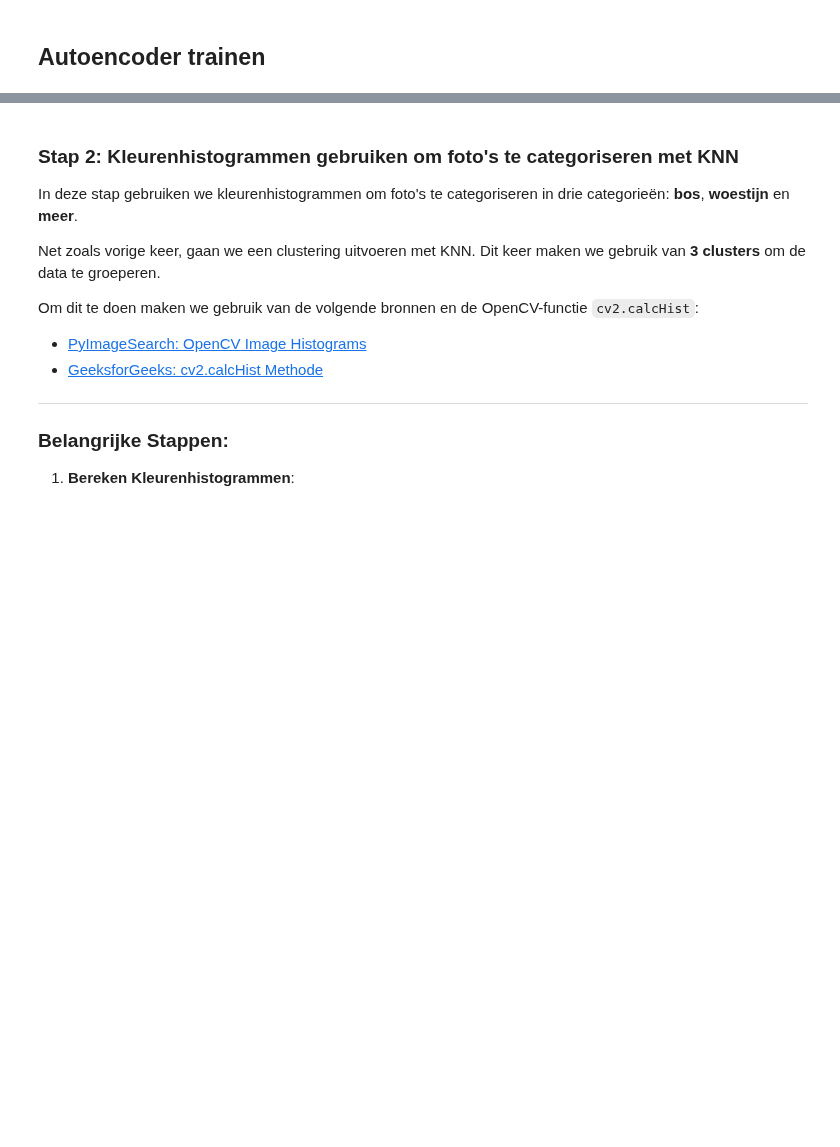
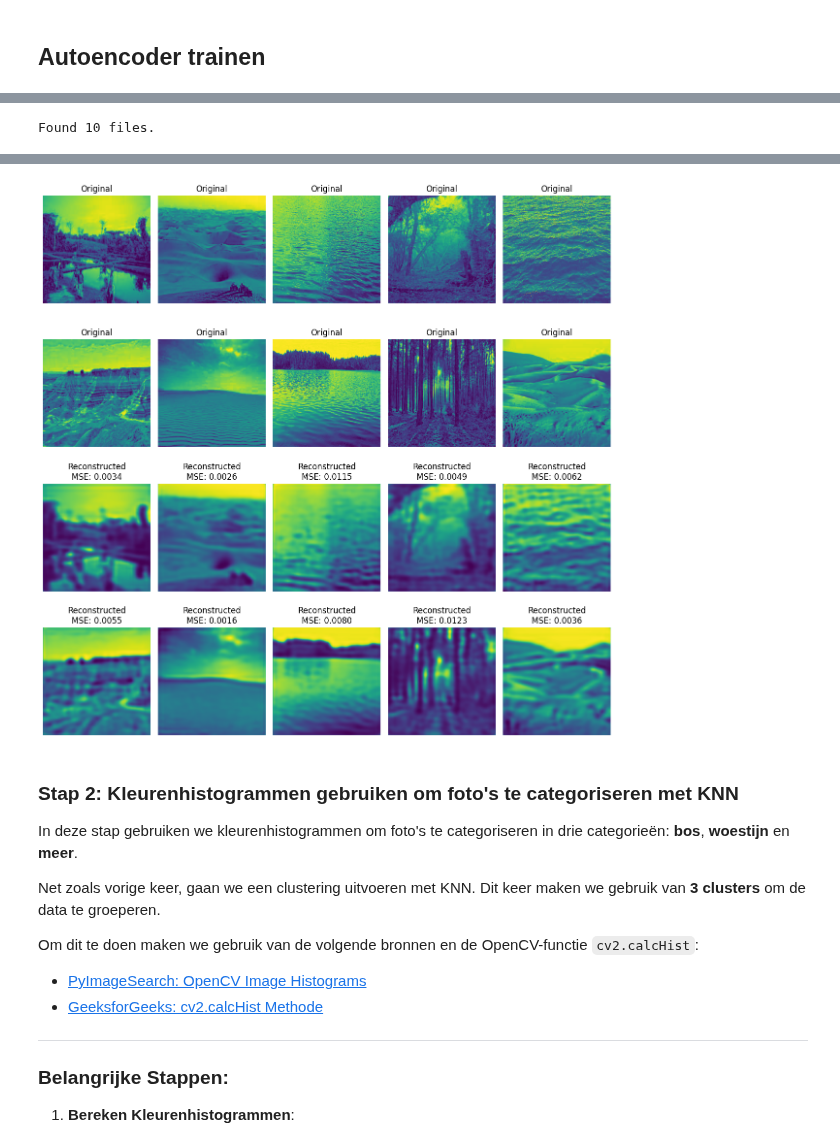
Before and after one commit to yanj27/Smart_Industry, a Jupyter notebook: Smart Industry/College 7/Werkcollege_7_RGB.ipynb, the cells around one changed output, grey strips where cells are left out. Drawn from its saved outputs; the diff is of its cells as text; code cells hidden in the pictures; blank space fills up the shorter version.

```diff
--- a/Smart Industry/College 7/Werkcollege_7_RGB.ipynb
+++ b/Smart Industry/College 7/Werkcollege_7_RGB.ipynb
@@ -92,0 +170,5 @@ plt.show()
+# %%
+from tensorflow.keras.callbacks import EarlyStopping
+
+early_stopping = EarlyStopping(monitor='loss', patience=5)
+history = autoencoder.fit(train_dataset, epochs=50, callbacks=[early_stopping])
@@ -92,0 +193,41 @@ plt.show()
+# %%
+test_dataset = tf.keras.preprocessing.image_dataset_from_directory(
+    "Mixed",
+    label_mode=None,
+    image_size=image_size,
+    batch_size=batch_size
+)
+
+test_dataset = test_dataset.map(extract_blue)
+test_dataset = test_dataset.map(lambda x: (x, x))
+test_dataset = test_dataset.prefetch(tf.data.AUTOTUNE)
+# %% [output]
+Found 10 files.
+# %%
+# Take one batch from the dataset
+test_images = next(iter(test_dataset))
+
+# Get the reconstructed images
+reconstructed_images = autoencoder.predict(test_images[0])
+
+# Calculate MSE for each image
+mse = np.mean((test_images[0].numpy() - reconstructed_images) ** 2, axis=(1, 2, 3))
+
+# Plot original and reconstructed images with MSE for 10 images in 4 rows
+plt.figure(figsize=(12, 12))
+for i in range(10):  # Loop over 10 images
+    # Original image (Row 1 and 2)
+    plt.subplot(4, 5, i + 1)  # First 10 slots for original images
+    plt.imshow(test_images[0][i].numpy())
+    plt.title("Original")
+    plt.axis('off')
+
+    # Reconstructed image (Row 3 and 4)
+    plt.subplot(4, 5, i + 11)  # Next 10 slots for reconstructed images
+    plt.imshow(reconstructed_images[i])
+    plt.title(f"Reconstructed\nMSE: {mse[i]:.4f}")
+    plt.axis('off')
+
+plt.tight_layout()
+plt.show()
+# %% [output]
@@ -93,3 +235,4 @@ plt.show()
+[figure, added]
 # %% [markdown]
 ### Stap 2: Kleurenhistogrammen gebruiken om foto's te categoriseren met KNN
 
```
Also changed, not shown: parts of 8 cells of this notebook.
